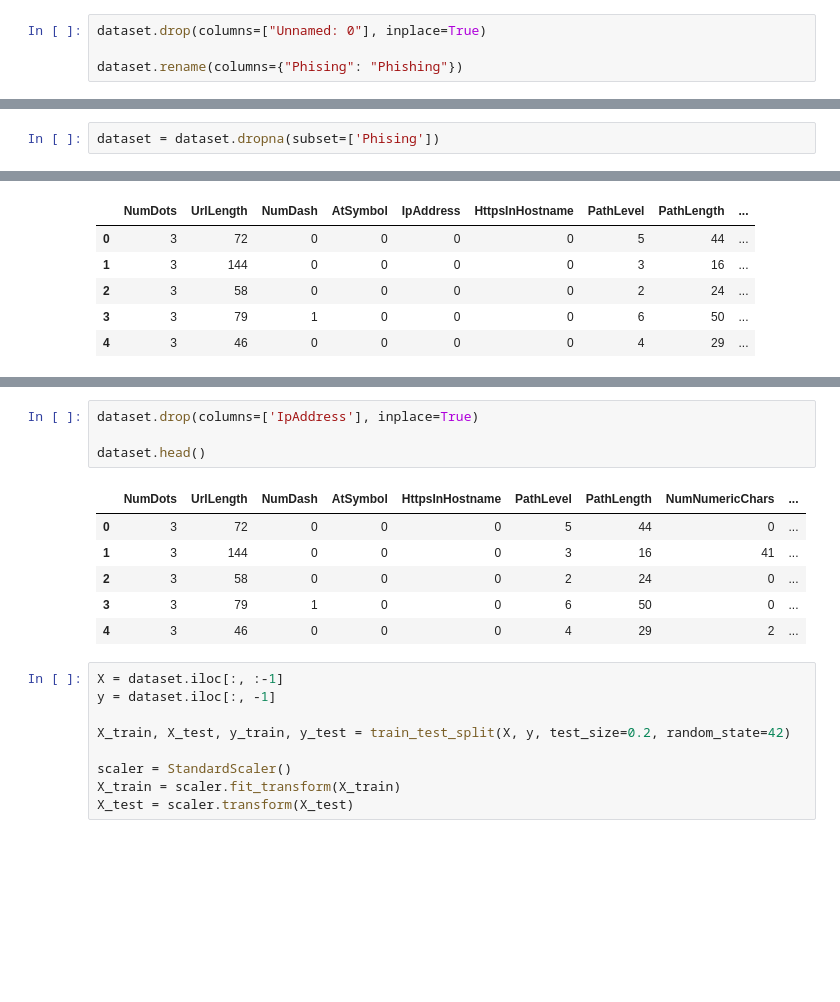
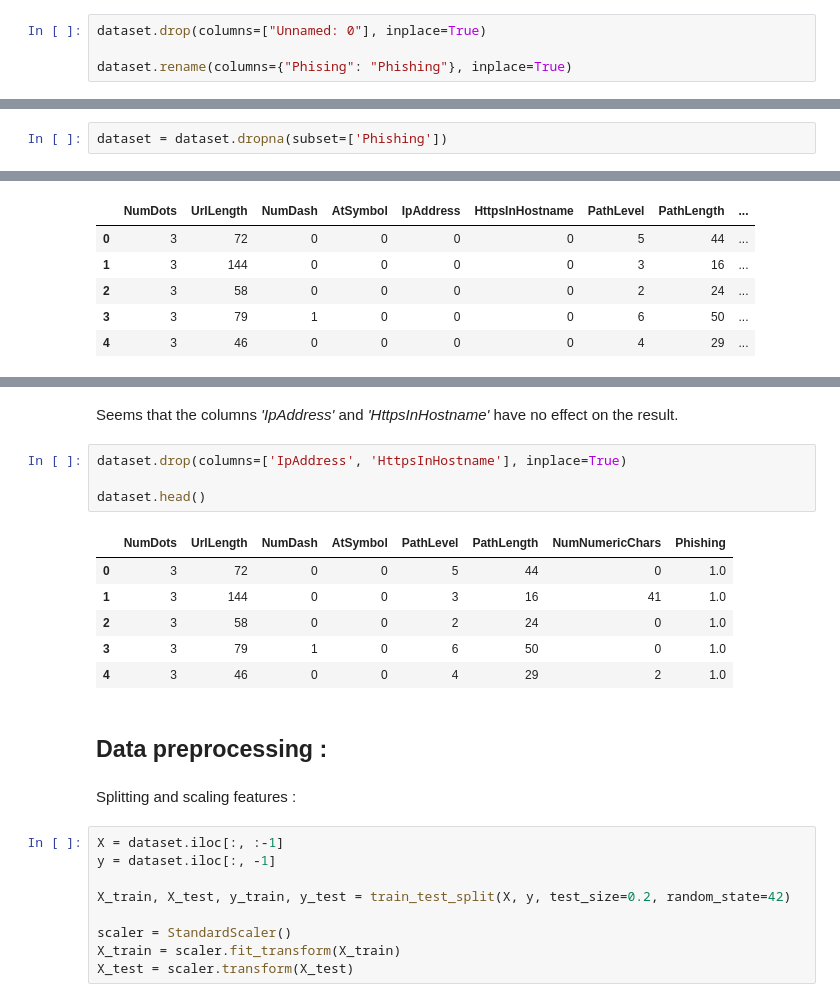
Before and after one commit to relmarrakchy/phishing-URL-detection, a Jupyter notebook: phishing_detection.ipynb, the cells around one changed output, grey strips where cells are left out. Cells and saved outputs as stored; diff of their text form; blank space fills up the shorter version.

```diff
--- a/phishing_detection.ipynb
+++ b/phishing_detection.ipynb
@@ -51,4 +68,4 @@ memory usage: 55.6 MB
 # %%
 dataset.drop(columns=["Unnamed: 0"], inplace=True)
 
-dataset.rename(columns={"Phising": "Phishing"})
+dataset.rename(columns={"Phising": "Phishing"}, inplace=True)
@@ -75,2 +92,2 @@ Name: Phising, dtype: int64
 # %%
-dataset = dataset.dropna(subset=['Phising'])
+dataset = dataset.dropna(subset=['Phishing'])
@@ -112,14 +138,20 @@ Name: IpAddress, dtype: int64
+# %% [markdown]
+Seems that the columns *'IpAddress'* and *'HttpsInHostname'* have no effect on the result.
 # %%
-dataset.drop(columns=['IpAddress'], inplace=True)
+dataset.drop(columns=['IpAddress', 'HttpsInHostname'], inplace=True)
 
 dataset.head()
 # %% [output]
-|  | NumDots | UrlLength | NumDash | AtSymbol | HttpsInHostname | PathLevel | PathLength | NumNumericChars | ... |
-| 0 | 3 | 72 | 0 | 0 | 0 | 5 | 44 | 0 | ... |
-| 1 | 3 | 144 | 0 | 0 | 0 | 3 | 16 | 41 | ... |
-| 2 | 3 | 58 | 0 | 0 | 0 | 2 | 24 | 0 | ... |
-| 3 | 3 | 79 | 1 | 0 | 0 | 6 | 50 | 0 | ... |
-| 4 | 3 | 46 | 0 | 0 | 0 | 4 | 29 | 2 | ... |
+|  | NumDots | UrlLength | NumDash | AtSymbol | PathLevel | PathLength | NumNumericChars | Phishing |
+| 0 | 3 | 72 | 0 | 0 | 5 | 44 | 0 | 1.0 |
+| 1 | 3 | 144 | 0 | 0 | 3 | 16 | 41 | 1.0 |
+| 2 | 3 | 58 | 0 | 0 | 2 | 24 | 0 | 1.0 |
+| 3 | 3 | 79 | 1 | 0 | 6 | 50 | 0 | 1.0 |
+| 4 | 3 | 46 | 0 | 0 | 4 | 29 | 2 | 1.0 |
+# %% [markdown]
+## Data preprocessing :
+# %% [markdown]
+Splitting and scaling features :
 # %%
 X = dataset.iloc[:, :-1]
 y = dataset.iloc[:, -1]
```
Also changed, not shown: parts of 26 cells of this notebook.
